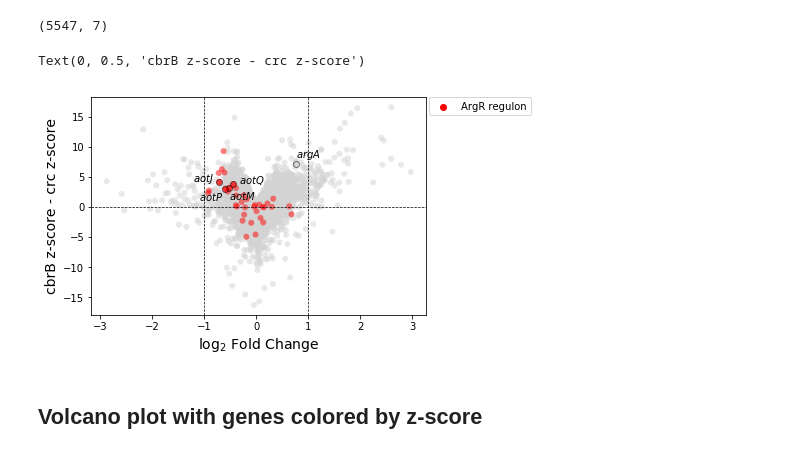
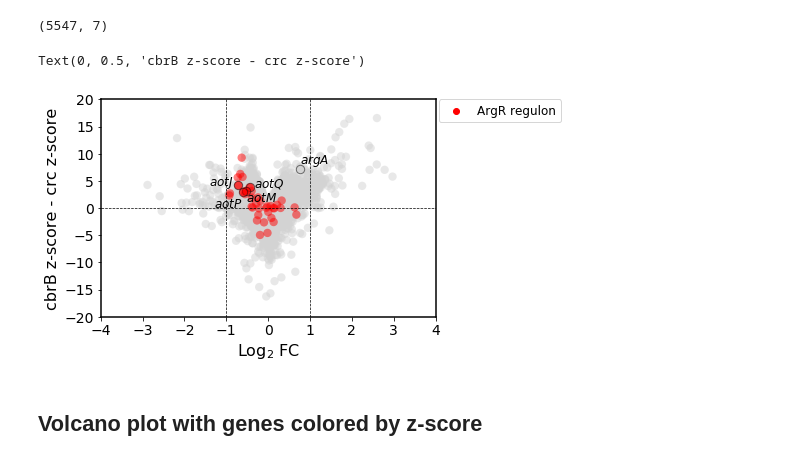
Before and after one commit to greenelab/generic-expression-patterns, a Jupyter notebook: pseudomonas_analysis/viz_E-GEOD-33245_cbrB_v_WT.ipynb, the cells around one changed output. Saved outputs shown, nothing was run; the diff lists cells and outputs as text; code cells hidden in the pictures.

```diff
--- a/pseudomonas_analysis/viz_E-GEOD-33245_cbrB_v_WT.ipynb
+++ b/pseudomonas_analysis/viz_E-GEOD-33245_cbrB_v_WT.ipynb
@@ -299,6 +299,7 @@ h = sns.scatterplot(
     palette=["lightgrey"],
     linewidth=0,
     legend=False,
+    s=70,
 )
 h = sns.scatterplot(
     data=cbrB_crc_df[cbrB_crc_df["gene group"] == "ArgR regulon"],
@@ -308,6 +309,7 @@ h = sns.scatterplot(
     alpha=0.5,
     palette=["red"],
     linewidth=0,
+    s=70,
 )
 
 # Highlight specific genes mentioned in the paper (cbrB, crc, argA, aotJQMP)
@@ -341,6 +343,7 @@ h = sns.scatterplot(
     edgecolor="black",
     linewidth=1,
     legend=False,
+    s=70,
 )
 h = sns.scatterplot(
     data=cbrB_crc_df[cbrB_crc_df["Gene Name"] == "aotJ"],
@@ -352,6 +355,7 @@ h = sns.scatterplot(
     edgecolor="black",
     linewidth=1,
     legend=False,
+    s=70,
 )
 h = sns.scatterplot(
     data=cbrB_crc_df[cbrB_crc_df["Gene Name"] == "aotQ"],
@@ -363,6 +367,7 @@ h = sns.scatterplot(
     edgecolor="black",
     linewidth=1,
     legend=False,
+    s=70,
 )
 h = sns.scatterplot(
     data=cbrB_crc_df[cbrB_crc_df["Gene Name"] == "aotM"],
@@ -374,6 +379,7 @@ h = sns.scatterplot(
     edgecolor="black",
     linewidth=1,
     legend=False,
+    s=70,
 )
 h = sns.scatterplot(
     data=cbrB_crc_df[cbrB_crc_df["Gene Name"] == "aotP"],
@@ -385,6 +391,7 @@ h = sns.scatterplot(
     edgecolor="black",
     linewidth=1,
     legend=False,
+    s=70,
 )
 
 # Add text labels for those genes mentioned above
@@ -434,44 +441,58 @@ plt.text(
     y=cbrB_crc_df.loc[cbrB_crc_df["Gene Name"] == "argA", "diff z-score (cbrB-crc)"]
     + 1,
     s="$argA$",
+    size=12,
 )
 plt.text(
-    x=cbrB_crc_df.loc[cbrB_crc_df["Gene Name"] == "aotJ", "logFC (Real)_cbrB"] - 0.5,
+    x=cbrB_crc_df.loc[cbrB_crc_df["Gene Name"] == "aotJ", "logFC (Real)_cbrB"] - 0.7,
     y=cbrB_crc_df.loc[cbrB_crc_df["Gene Name"] == "aotJ", "diff z-score (cbrB-crc)"],
     s="$aotJ$",
+    size=12,
 )
 plt.text(
     x=cbrB_crc_df.loc[cbrB_crc_df["Gene Name"] == "aotQ", "logFC (Real)_cbrB"] + 0.1,
     y=cbrB_crc_df.loc[cbrB_crc_df["Gene Name"] == "aotQ", "diff z-score (cbrB-crc)"],
     s="$aotQ$",
+    size=12,
 )
 plt.text(
     x=cbrB_crc_df.loc[cbrB_crc_df["Gene Name"] == "aotM", "logFC (Real)_cbrB"],
     y=cbrB_crc_df.loc[cbrB_crc_df["Gene Name"] == "aotM", "diff z-score (cbrB-crc)"]
     - 2,
     s="$aotM$",
+    size=12,
 )
 plt.text(
-    x=cbrB_crc_df.loc[cbrB_crc_df["Gene Name"] == "aotP", "logFC (Real)_cbrB"] - 0.5,
+    x=cbrB_crc_df.loc[cbrB_crc_df["Gene Name"] == "aotP", "logFC (Real)_cbrB"] - 0.7,
     y=cbrB_crc_df.loc[cbrB_crc_df["Gene Name"] == "aotP", "diff z-score (cbrB-crc)"]
-    - 2,
+    - 3,
     s="$aotP$",
+    size=12,
 )
 
 
 # Add traditional thresholds
 h.axhline(0.0, c="black", lw=0.7, ls="--")
 h.axvline(1, c="black", lw=0.7, ls="--")
 h.axvline(-1, c="black", lw=0.7, ls="--")
 
+plt.xlim(-4, 4)
+plt.ylim(-20, 20)
+plt.xticks(fontsize=14)
+plt.yticks(fontsize=14)
+
+# Make axis thicker
+for _, s in h.spines.items():
+    s.set_linewidth(1.5)
+
 # Move location of legend
-plt.legend(bbox_to_anchor=(1.01, 1), loc=2, borderaxespad=0.0)
+plt.legend(bbox_to_anchor=(1.01, 1), loc=2, borderaxespad=0.0, fontsize=12)
 
-h.set_xlabel(r"log$_{2}$ Fold Change", fontsize=14, fontname="Verdana")
-h.set_ylabel("cbrB z-score - crc z-score", fontsize=14, fontname="Verdana")
+h.set_xlabel(r"Log$_{2}$ FC", fontsize=16, fontname="Verdana")
+h.set_ylabel("cbrB z-score - crc z-score", fontsize=16, fontname="Verdana")
 # %% [output]
 Text(0, 0.5, 'cbrB z-score - crc z-score')
-[figure, old version]
+[figure, new version]
 # %%
 # Save
 h.figure.savefig(
```
Also changed, not shown: parts of 2 cells of this notebook, 4 other files.
